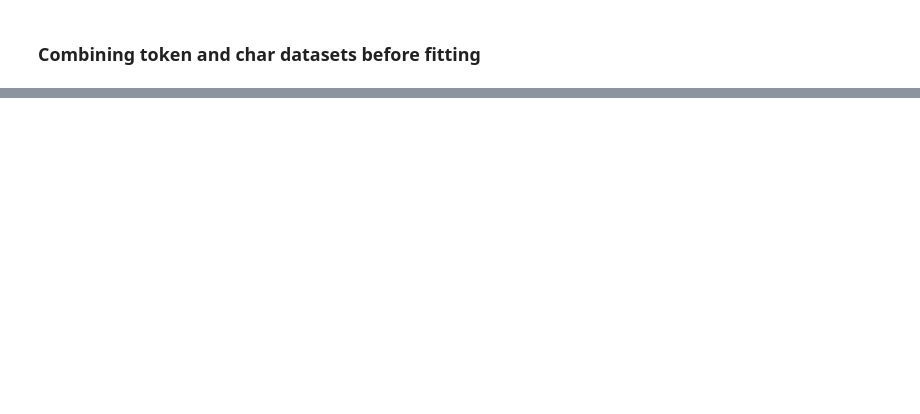
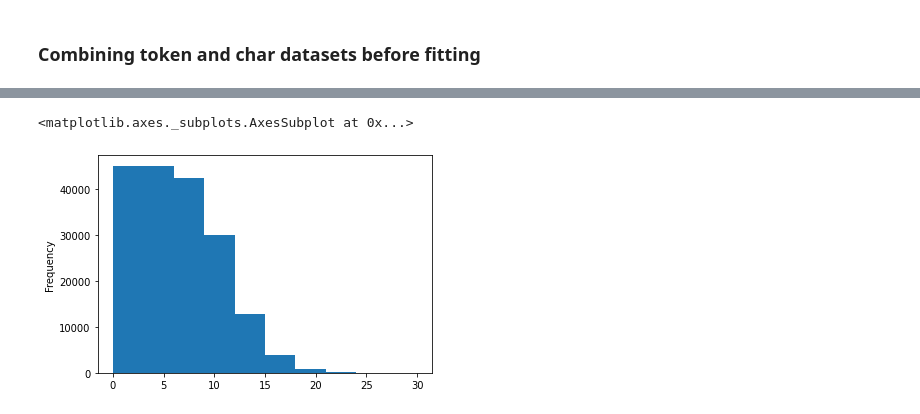
Before and after one commit to greygrease/tf-stuff, a Jupyter notebook: 09_SkimLit_NLP_Projectipynb.ipynb, the cells around one changed output, grey strips where cells are left out. Drawn from its saved outputs; the diff is of its cells as text; code cells hidden in the pictures; blank space fills up the shorter version.

```diff
--- a/09_SkimLit_NLP_Projectipynb.ipynb
+++ b/09_SkimLit_NLP_Projectipynb.ipynb
@@ -967,0 +1029,6 @@ val_char_token_dataset = val_char_token_dataset
+# %%
+# Check distribution of 'line_number' column
+train_df['line number'].plot.hist()
+# %% [output]
+<matplotlib.axes._subplots.AxesSubplot at 0x...>
+[figure, added]
```
Also changed, not shown: parts of 50 cells of this notebook.
